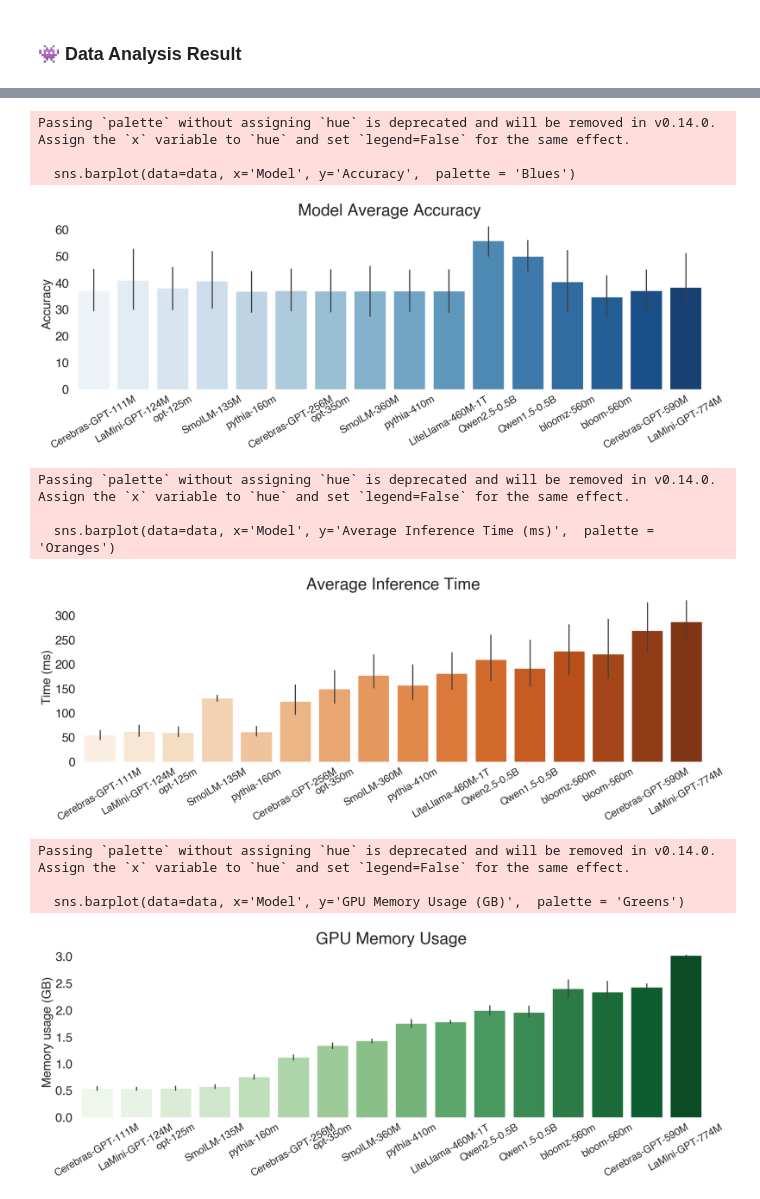
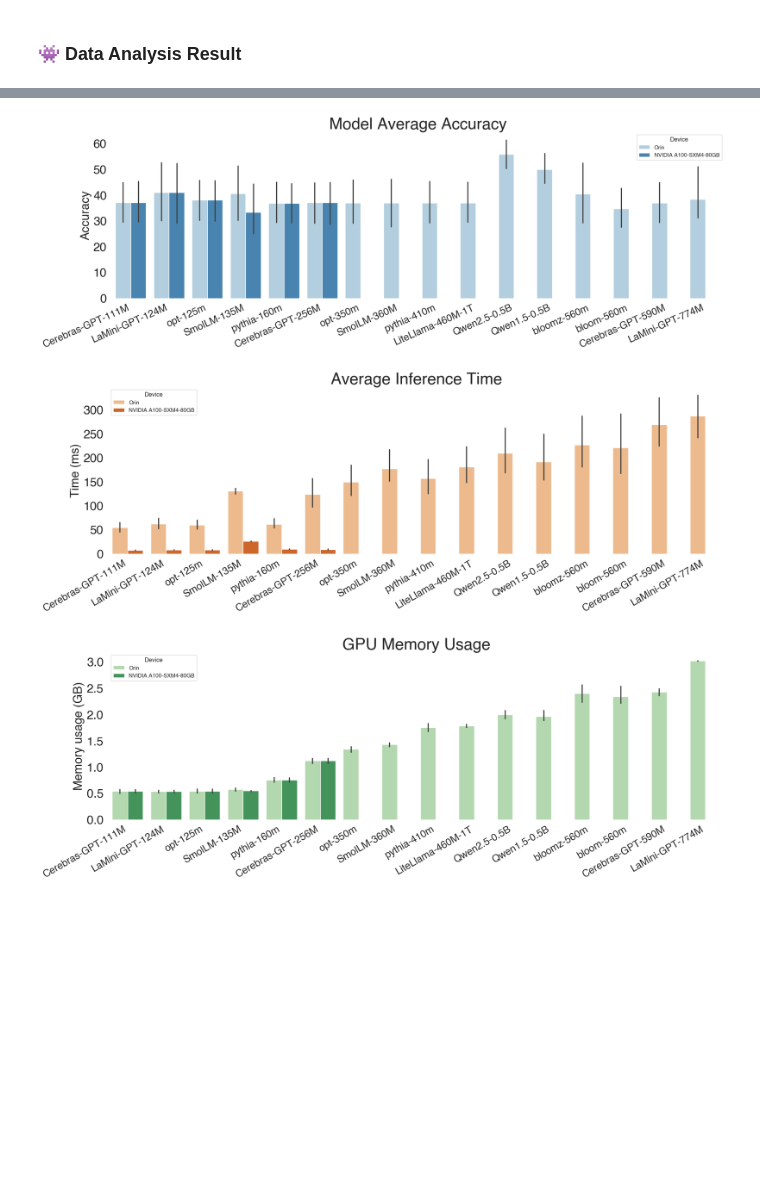
Before and after one commit to uailab-TinyLLM/TinyLLM, a Jupyter notebook: Evaluation_Analysis.ipynb, the cells around one changed output, grey strips where cells are left out. Drawn from its saved outputs; the diff is of its cells as text; code cells hidden in the pictures; blank space fills up the shorter version.

```diff
--- a/Evaluation_Analysis.ipynb
+++ b/Evaluation_Analysis.ipynb
@@ -40,7 +37,7 @@ df = df[df['State'] == 'finished']
 df[['col1', 'col2', 'col3']] = df['Tags'].str.split(', ', expand=True)
 
 # device 및 dataset 후보 목록
-device_candidates = ['Orin', 'A100']
+device_candidates = ['Orin', 'NVIDIA A100-SXM4-80GB']
 dataset_candidates = ['winogrande', 'social_i_qa', 'allenai/ai2_arc', 'openbookqa', 'piqa', 'boolq']
 
 # device, dataset, model 정리
@@ -233,54 +287,45 @@ print(df_pivot.to_markdown(index=False))
 # %%
 sns.set(style="white", font='Helvetica')
 plt.figure(figsize=(22, 6))
-sns.barplot(data=data, x='Model', y='Accuracy',  palette = 'Blues')
+sns.barplot(data=data, x='Model', y='Accuracy',  palette = 'Blues', hue = 'Device')
 sns.despine(left=True, bottom=True)
 
 plt.title('Model Average Accuracy', fontsize=32, fontweight='bold')
 plt.xlabel(None)
 plt.ylabel('Accuracy', fontsize=24, fontweight='bold')
-plt.xticks(rotation=30, fontsize=20)
+plt.xticks(rotation=24, fontsize=20, ha='right')
 plt.yticks(fontsize=24)
 
 plt.show()
 # %% [output]
-Passing `palette` without assigning `hue` is deprecated and will be removed in v0.14.0. Assign the `x` variable to `hue` and set `legend=False` for the same effect.
-
-  sns.barplot(data=data, x='Model', y='Accuracy',  palette = 'Blues')
-[figure, old version]
+[figure, new version]
 # %%
 sns.set(style="white", font='Helvetica')
 plt.figure(figsize=(22, 6))
-sns.barplot(data=data, x='Model', y='Average Inference Time (ms)',  palette = 'Oranges')
+sns.barplot(data=data, x='Model', y='Average Inference Time (ms)',  palette = 'Oranges', hue = 'Device')
 sns.despine(left=True, bottom=True)
 
 plt.title('Average Inference Time', fontsize=32, fontweight='bold')
 plt.xlabel(None)
 plt.ylabel('Time (ms)', fontsize=24, fontweight='bold')
-plt.xticks(rotation=30, fontsize=20)
+plt.xticks(rotation=30, fontsize=20, ha='right')
 plt.yticks(fontsize=24)
 
 plt.show()
 # %% [output]
-Passing `palette` without assigning `hue` is deprecated and will be removed in v0.14.0. Assign the `x` variable to `hue` and set `legend=False` for the same effect.
-
-  sns.barplot(data=data, x='Model', y='Average Inference Time (ms)',  palette = 'Oranges')
-[figure, old version]
+[figure, new version]
 # %%
 sns.set(style="white", font='Helvetica')
 plt.figure(figsize=(22, 6))
-sns.barplot(data=data, x='Model', y='GPU Memory Usage (GB)',  palette = 'Greens')
+sns.barplot(data=data, x='Model', y='GPU Memory Usage (GB)',  palette = 'Greens', hue = 'Device')
 sns.despine(left=True, bottom=True)
 
 plt.title('GPU Memory Usage', fontsize=32, fontweight='bold')
 plt.xlabel(None)
 plt.ylabel('Memory usage (GB)', fontsize=24, fontweight='bold')
-plt.xticks(rotation=30, fontsize=20)
+plt.xticks(rotation=30, fontsize=20, ha='right')
 plt.yticks(fontsize=24)
 
 plt.show()
 # %% [output]
-Passing `palette` without assigning `hue` is deprecated and will be removed in v0.14.0. Assign the `x` variable to `hue` and set `legend=False` for the same effect.
-
-  sns.barplot(data=data, x='Model', y='GPU Memory Usage (GB)',  palette = 'Greens')
-[figure, old version]
+[figure, new version]
```
Also changed, not shown: parts of 13 cells of this notebook, 1 other file.
